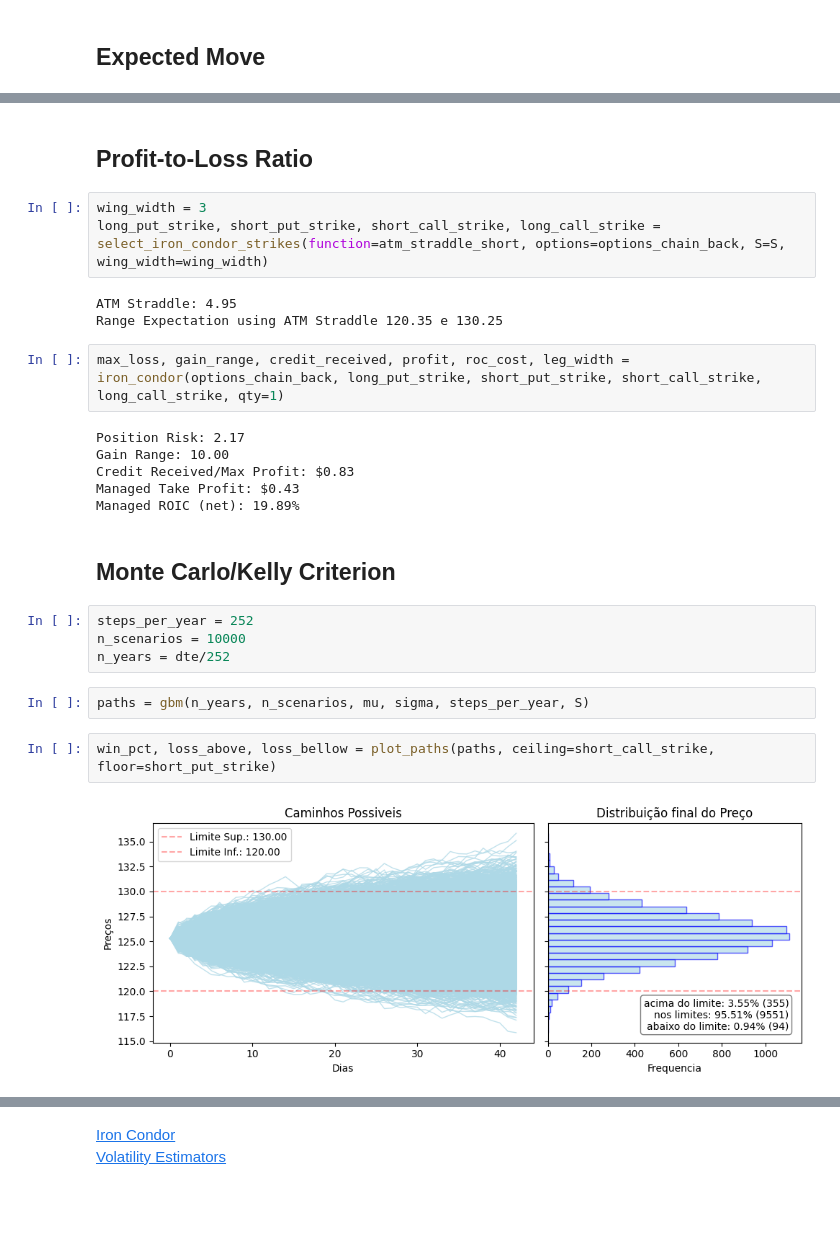
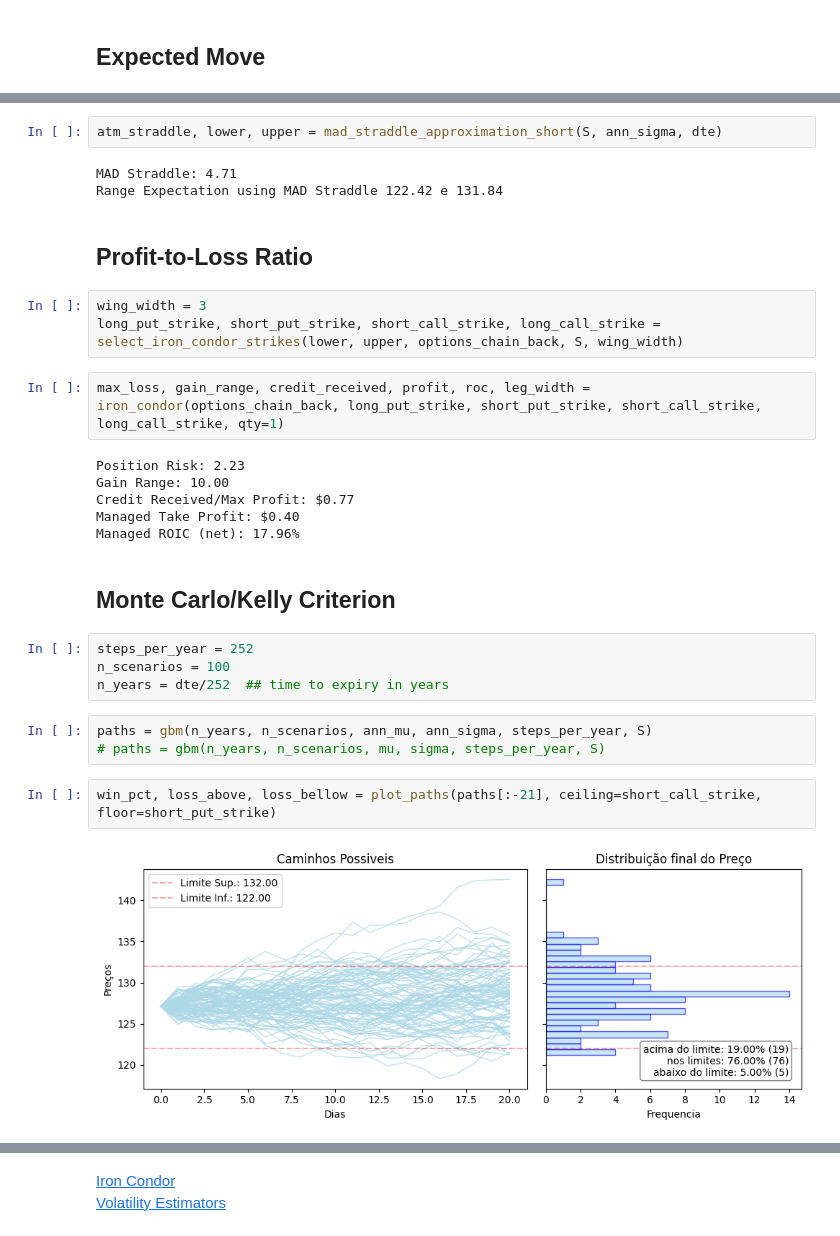
Before and after one commit to colantuono/short_vol, a Jupyter notebook: trading_system.ipynb, the cells around one changed output, grey strips where cells are left out. Cells and saved outputs as stored; diff of their text form; blank space fills up the shorter version.

```diff
--- a/trading_system.ipynb
+++ b/trading_system.ipynb
@@ -94,29 +100,32 @@ Range Expectation using MAD Straddle 119.69 e 130.91
+# %%
+atm_straddle, lower, upper = mad_straddle_approximation_short(S, ann_sigma, dte)
+# %% [output]
+MAD Straddle: 4.71
+Range Expectation using MAD Straddle 122.42 e 131.84
 # %% [markdown]
 ## Profit-to-Loss Ratio
 # %%
 wing_width = 3
-long_put_strike, short_put_strike, short_call_strike, long_call_strike = select_iron_condor_strikes(function=atm_straddle_short, options=options_chain_back, S=S, wing_width=wing_width)
+long_put_strike, short_put_strike, short_call_strike, long_call_strike = select_iron_condor_strikes(lower, upper, options_chain_back, S, wing_width)
-# %% [output]
-ATM Straddle: 4.95
-Range Expectation using ATM Straddle 120.35 e 130.25
 # %%
-max_loss, gain_range, credit_received, profit, roc_cost, leg_width = iron_condor(options_chain_back, long_put_strike, short_put_strike, short_call_strike, long_call_strike, qty=1)
+max_loss, gain_range, credit_received, profit, roc, leg_width = iron_condor(options_chain_back, long_put_strike, short_put_strike, short_call_strike, long_call_strike, qty=1)
 # %% [output]
-Position Risk: 2.17
+Position Risk: 2.23
 Gain Range: 10.00
-Credit Received/Max Profit: $0.83
-Managed Take Profit: $0.43
-Managed ROIC (net): 19.89%
+Credit Received/Max Profit: $0.77
+Managed Take Profit: $0.40
+Managed ROIC (net): 17.96%
 # %% [markdown]
 ## Monte Carlo/Kelly Criterion
 # %%
 steps_per_year = 252
-n_scenarios = 10000
-n_years = dte/252
+n_scenarios = 100
+n_years = dte/252  ## time to expiry in years
 # %%
-paths = gbm(n_years, n_scenarios, mu, sigma, steps_per_year, S)
+paths = gbm(n_years, n_scenarios, ann_mu, ann_sigma, steps_per_year, S)
+# paths = gbm(n_years, n_scenarios, mu, sigma, steps_per_year, S)
 # %%
-win_pct, loss_above, loss_bellow = plot_paths(paths, ceiling=short_call_strike, floor=short_put_strike)
+win_pct, loss_above, loss_bellow = plot_paths(paths[:-21], ceiling=short_call_strike, floor=short_put_strike)
 # %% [output]
-[figure, old version]
+[figure, new version]
 # %%
```
Also changed, not shown: parts of 9 cells of this notebook, 4 other files.
